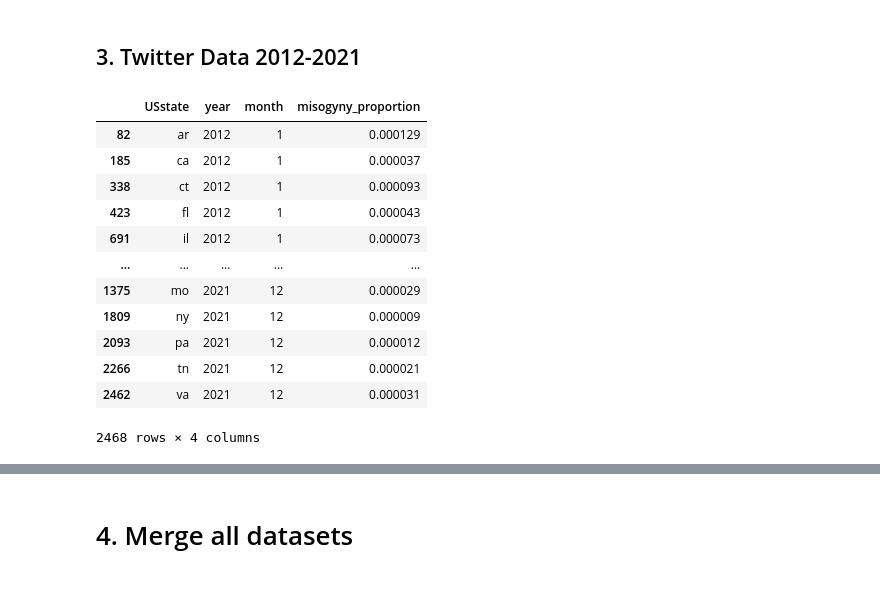
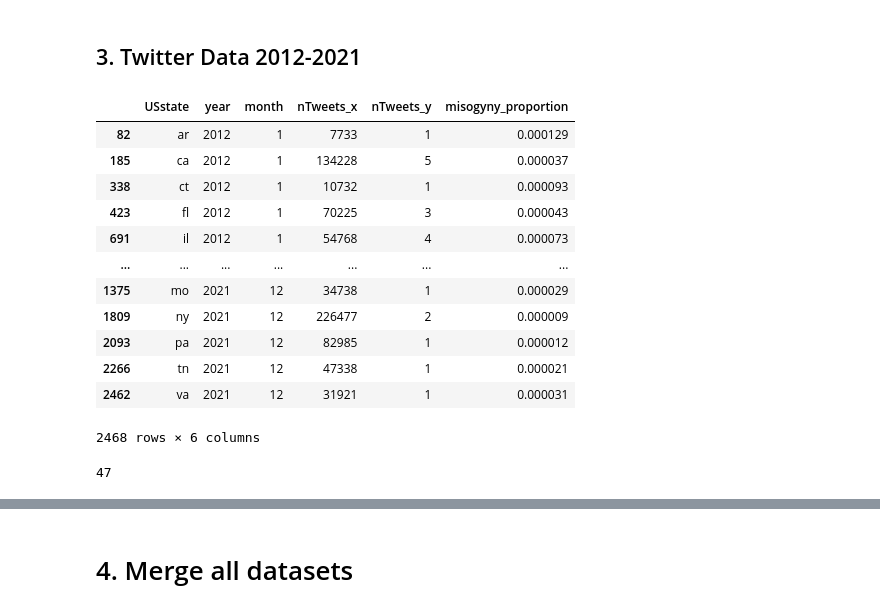
Before and after one commit to cenxi-si/DS-industry-project-group35, a Jupyter notebook: Data Prepossessing.ipynb, the cells around one changed output, grey strips where cells are left out. Drawn from its saved outputs; the diff is of its cells as text; code cells hidden in the pictures.

```diff
--- a/Data Prepossessing.ipynb
+++ b/Data Prepossessing.ipynb
@@ -127,24 +187,37 @@ alcohol_df
 # %%
 # use proportion of misogyny tweets
 all_tweets = pd.read_excel('./data/tweet/All_Tweets_State_Month_Year_05082022.xlsx')
 misogyny_tweets = pd.read_excel('./data/tweet/Misogyny_Tweets_State_Month_Year_05082022.xlsx')
 tweets = pd.merge(all_tweets, misogyny_tweets, on = ['USstate', 'year', 'month.keyword: Descending'])
 tweets['misogyny_proportion'] = tweets['nTweets_y']/tweets['nTweets_x']
-tweets = tweets.drop(columns=['nTweets_x', 'nTweets_y'])
+#tweets = tweets.drop(columns=['nTweets_x', 'nTweets_y'])
 tweets = tweets.sort_values(by=['year', 'month.keyword: Descending'], ascending=True)
 tweets = tweets.rename(columns={'month.keyword: Descending': 'month'})
+
+tweets_state = set(tweets['USstate'].to_list())
 tweets
 # %% [output]
-|  | USstate | year | month | misogyny_proportion |
-| 82 | ar | 2012 | 1 | 0.000129 |
-| 185 | ca | 2012 | 1 | 0.000037 |
-| 338 | ct | 2012 | 1 | 0.000093 |
-| 423 | fl | 2012 | 1 | 0.000043 |
-| 691 | il | 2012 | 1 | 0.000073 |
-| ... | ... | ... | ... | ... |
-| 1375 | mo | 2021 | 12 | 0.000029 |
-| 1809 | ny | 2021 | 12 | 0.000009 |
-| 2093 | pa | 2021 | 12 | 0.000012 |
-| 2266 | tn | 2021 | 12 | 0.000021 |
-| 2462 | va | 2021 | 12 | 0.000031 |
+|  | USstate | year | month | nTweets_x | nTweets_y | misogyny_proportion |
+| 82 | ar | 2012 | 1 | 7733 | 1 | 0.000129 |
+| 185 | ca | 2012 | 1 | 134228 | 5 | 0.000037 |
+| 338 | ct | 2012 | 1 | 10732 | 1 | 0.000093 |
+| 423 | fl | 2012 | 1 | 70225 | 3 | 0.000043 |
+| 691 | il | 2012 | 1 | 54768 | 4 | 0.000073 |
+| ... | ... | ... | ... | ... | ... | ... |
+| 1375 | mo | 2021 | 12 | 34738 | 1 | 0.000029 |
+| 1809 | ny | 2021 | 12 | 226477 | 2 | 0.000009 |
+| 2093 | pa | 2021 | 12 | 82985 | 1 | 0.000012 |
+| 2266 | tn | 2021 | 12 | 47338 | 1 | 0.000021 |
+| 2462 | va | 2021 | 12 | 31921 | 1 | 0.000031 |
-2468 rows × 4 columns
+2468 rows × 6 columns
+# %%
+year = [2012, 2013, 2014, 2015, 2016, 2017, 2018, 2019, 2020, 2021]
+month = [1, 2, 3, 4, 5, 6, 7, 8, 9, 10, 11, 12]
+full_tweet = pd.DataFrame(columns=['USstate', 'year', 'month'])
+for i in range(len(tweets_state)):
+    for j in year:
+        for k in month:
+            full_tweet = full_tweet.append({'USstate': state[i], 'year': j, 'month': k}, ignore_index=True)
+print(len(tweets_state))
+# %% [output]
+47
```
Also changed, not shown: parts of 10 cells of this notebook, 17 other files.
